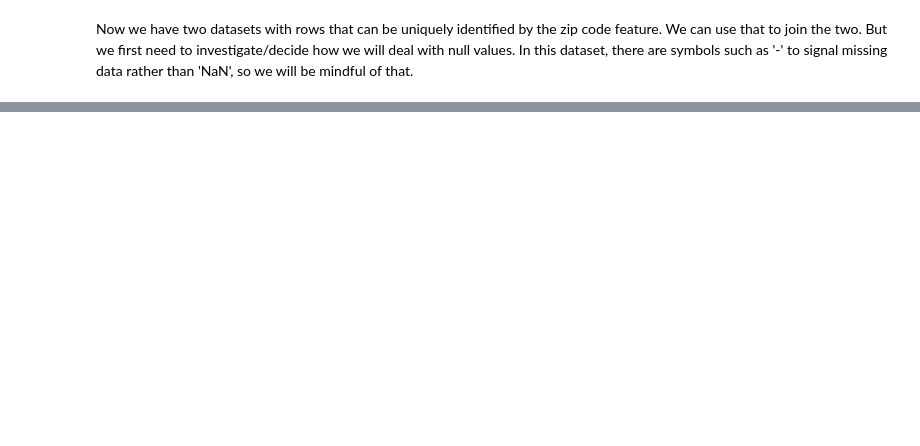
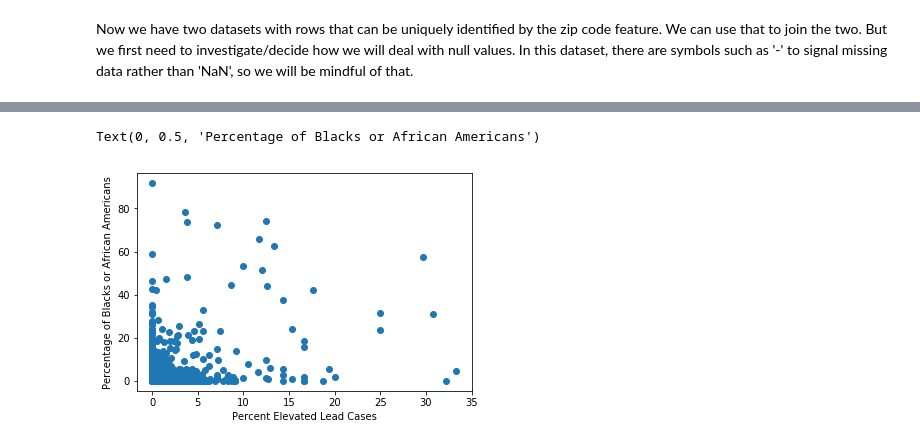
Before and after one commit to ahalyasanjiv/ChildhoodLeadExposure, a Jupyter notebook: Investigating_Correlation_Between_Lead_Exposure_and_Demographics.ipynb, the cells around one changed output, grey strips where cells are left out. Drawn from its saved outputs; the diff is of its cells as text; code cells hidden in the pictures; blank space fills up the shorter version.

```diff
--- a/Investigating_Correlation_Between_Lead_Exposure_and_Demographics.ipynb
+++ b/Investigating_Correlation_Between_Lead_Exposure_and_Demographics.ipynb
@@ -203,0 +279,7 @@ df = df.astype({'Median Income': int})
+# %%
+plt.scatter(df['Percent Elevated Lead Cases'],df['One race - Black or African American'])
+plt.xlabel('Percent Elevated Lead Cases')
+plt.ylabel('Percentage of Blacks or African Americans')
+# %% [output]
+Text(0, 0.5, 'Percentage of Blacks or African Americans')
+[figure, added]
```
Also changed, not shown: parts of 13 cells of this notebook.
